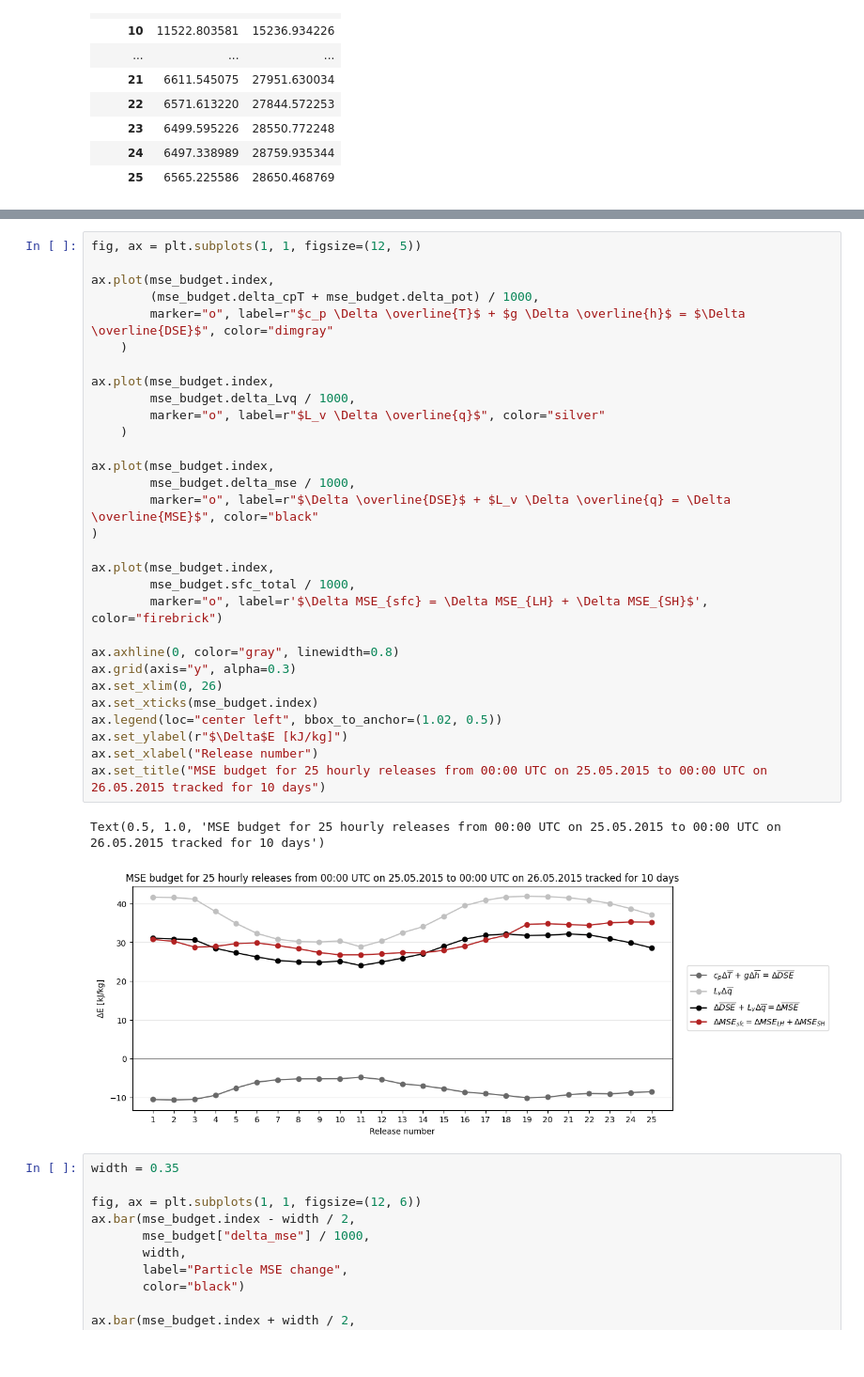
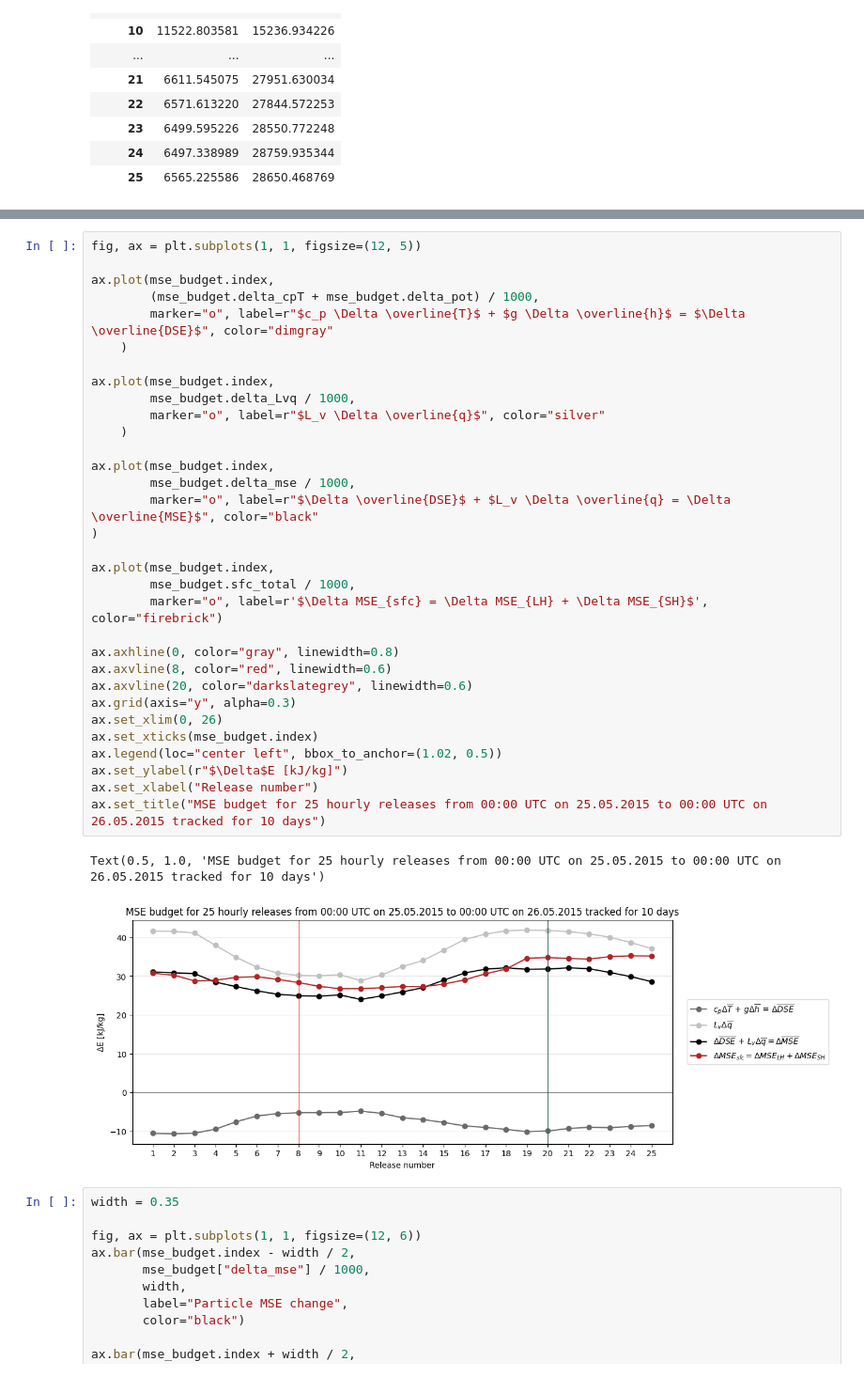
Before and after one commit to georgbrack/msc-thesis, a Jupyter notebook: analysis/MSE_Budget_Karachi_hourly_releases.ipynb, the cells around one changed output, grey strips where cells are left out. Shown at 94% size. Saved outputs shown, nothing was run; the diff lists cells and outputs as text.

```diff
--- a/analysis/MSE_Budget_Karachi_hourly_releases.ipynb
+++ b/analysis/MSE_Budget_Karachi_hourly_releases.ipynb
@@ -316,34 +320,36 @@ fig, ax = plt.subplots(1, 1, figsize=(12, 5))
 
 ax.plot(mse_budget.index,
         (mse_budget.delta_cpT + mse_budget.delta_pot) / 1000,
         marker="o", label=r"$c_p \Delta \overline{T}$ + $g \Delta \overline{h}$ = $\Delta \overline{DSE}$", color="dimgray"
     )
 
 ax.plot(mse_budget.index,
         mse_budget.delta_Lvq / 1000,
         marker="o", label=r"$L_v \Delta \overline{q}$", color="silver"
     )
 
 ax.plot(mse_budget.index,
         mse_budget.delta_mse / 1000,
         marker="o", label=r"$\Delta \overline{DSE}$ + $L_v \Delta \overline{q} = \Delta \overline{MSE}$", color="black"
 )
 
 ax.plot(mse_budget.index,
         mse_budget.sfc_total / 1000,
         marker="o", label=r'$\Delta MSE_{sfc} = \Delta MSE_{LH} + \Delta MSE_{SH}$', color="firebrick")
 
 ax.axhline(0, color="gray", linewidth=0.8)
+ax.axvline(8, color="red", linewidth=0.6)
+ax.axvline(20, color="darkslategrey", linewidth=0.6)
 ax.grid(axis="y", alpha=0.3)
 ax.set_xlim(0, 26)
 ax.set_xticks(mse_budget.index)
 ax.legend(loc="center left", bbox_to_anchor=(1.02, 0.5))
 ax.set_ylabel(r"$\Delta$E [kJ/kg]")
 ax.set_xlabel("Release number")
 ax.set_title("MSE budget for 25 hourly releases from 00:00 UTC on 25.05.2015 to 00:00 UTC on 26.05.2015 tracked for 10 days")
 # %% [output]
 Text(0.5, 1.0, 'MSE budget for 25 hourly releases from 00:00 UTC on 25.05.2015 to 00:00 UTC on 26.05.2015 tracked for 10 days')
-[figure, old version]
+[figure, new version]
 # %%
 width = 0.35
 
```
Also changed, not shown: parts of 8 cells of this notebook, 1 other file.
